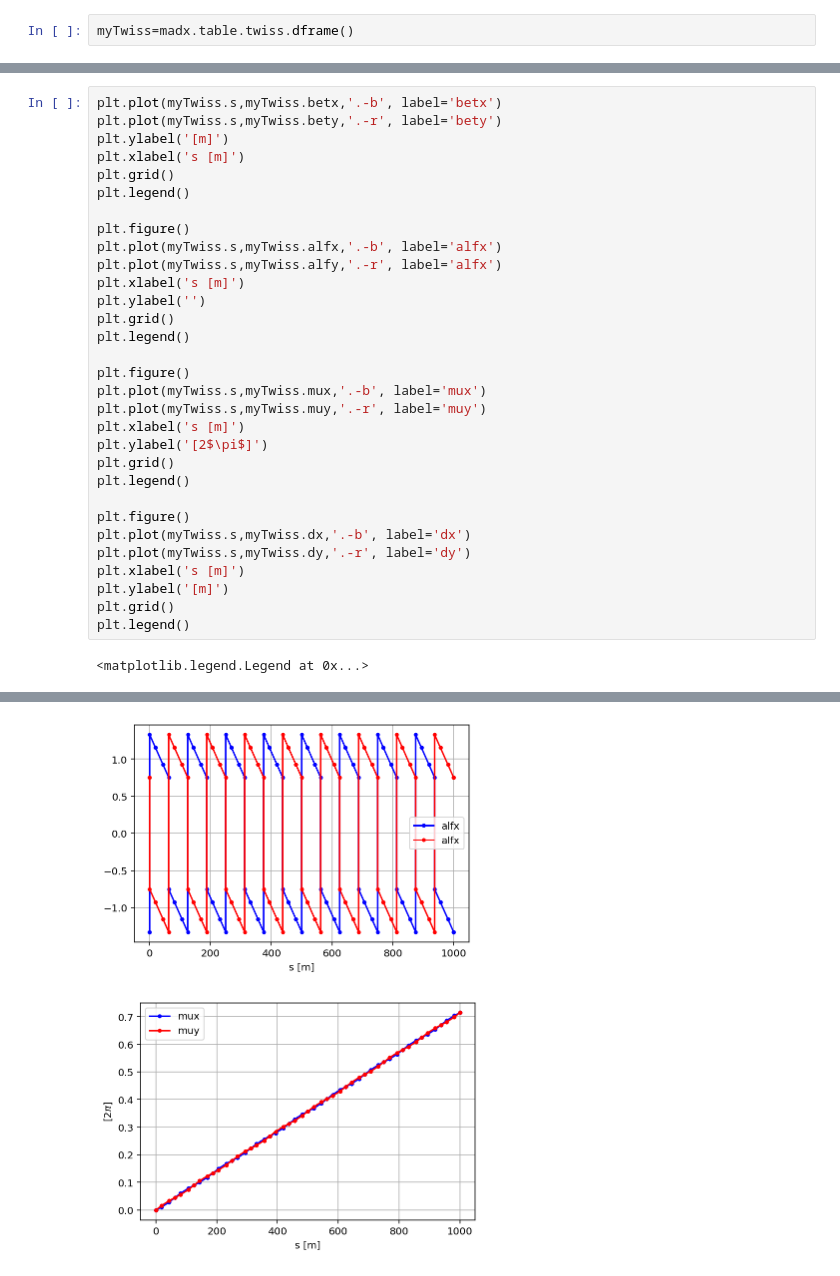
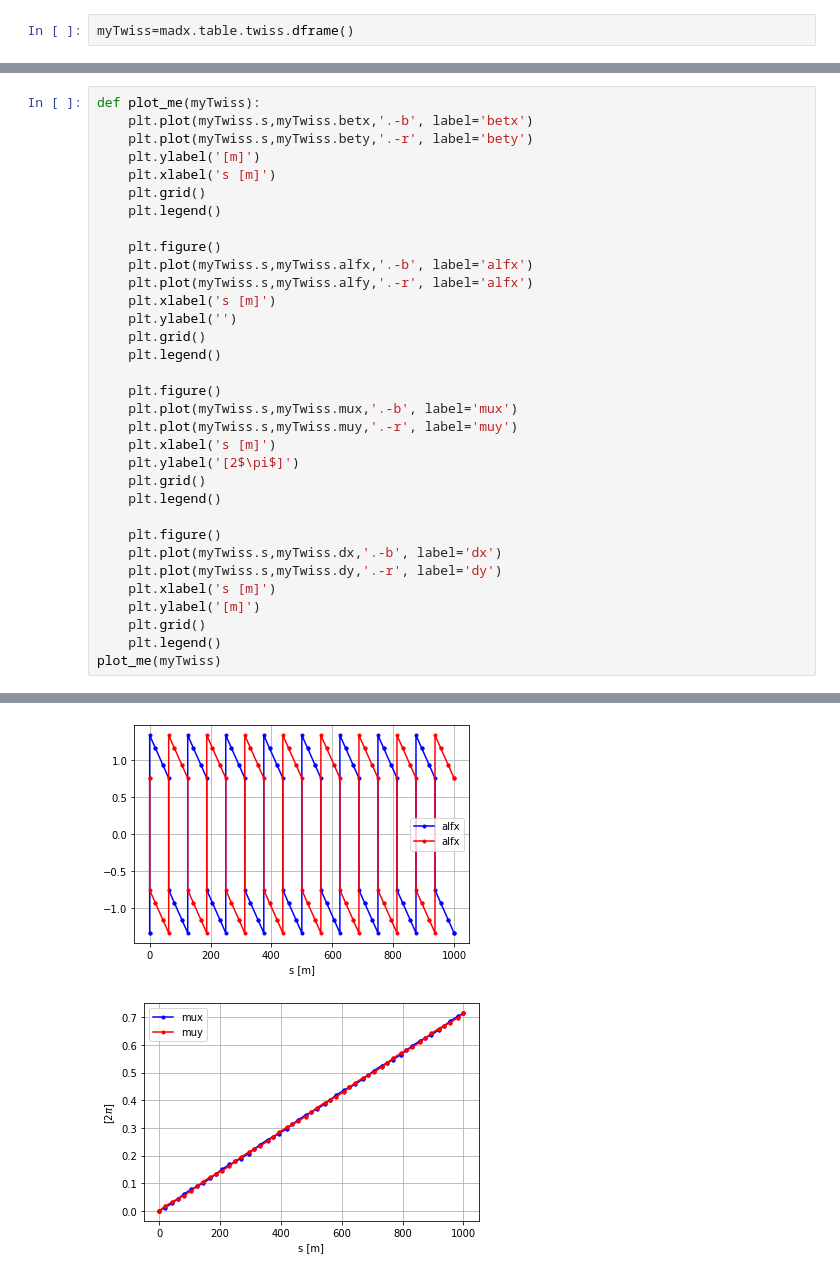
Before and after one commit to cerncas/2022Sevrier, a Jupyter notebook: exercises/solutions/Exercise1/Exercise1.ipynb, the cells around one changed output, grey strips where cells are left out. Cells and saved outputs as stored; diff of their text form.

```diff
--- a/exercises/solutions/Exercise1/Exercise1.ipynb
+++ b/exercises/solutions/Exercise1/Exercise1.ipynb
@@ -196,33 +196,34 @@ plt.grid()
 # %%
-plt.plot(myTwiss.s,myTwiss.betx,'.-b', label='betx')
-plt.plot(myTwiss.s,myTwiss.bety,'.-r', label='bety')
-plt.ylabel('[m]')
-plt.xlabel('s [m]')
-plt.grid()
-plt.legend()
+def plot_me(myTwiss):
+    plt.plot(myTwiss.s,myTwiss.betx,'.-b', label='betx')
+    plt.plot(myTwiss.s,myTwiss.bety,'.-r', label='bety')
+    plt.ylabel('[m]')
+    plt.xlabel('s [m]')
+    plt.grid()
+    plt.legend()
 
-plt.figure()
-plt.plot(myTwiss.s,myTwiss.alfx,'.-b', label='alfx')
-plt.plot(myTwiss.s,myTwiss.alfy,'.-r', label='alfx')
-plt.xlabel('s [m]')
-plt.ylabel('')
-plt.grid()
-plt.legend()
+    plt.figure()
+    plt.plot(myTwiss.s,myTwiss.alfx,'.-b', label='alfx')
+    plt.plot(myTwiss.s,myTwiss.alfy,'.-r', label='alfx')
+    plt.xlabel('s [m]')
+    plt.ylabel('')
+    plt.grid()
+    plt.legend()
 
-plt.figure()
-plt.plot(myTwiss.s,myTwiss.mux,'.-b', label='mux')
-plt.plot(myTwiss.s,myTwiss.muy,'.-r', label='muy')
-plt.xlabel('s [m]')
-plt.ylabel('[2$\pi$]')
-plt.grid()
-plt.legend()
+    plt.figure()
+    plt.plot(myTwiss.s,myTwiss.mux,'.-b', label='mux')
+    plt.plot(myTwiss.s,myTwiss.muy,'.-r', label='muy')
+    plt.xlabel('s [m]')
+    plt.ylabel('[2$\pi$]')
+    plt.grid()
+    plt.legend()
 
-plt.figure()
-plt.plot(myTwiss.s,myTwiss.dx,'.-b', label='dx')
-plt.plot(myTwiss.s,myTwiss.dy,'.-r', label='dy')
-plt.xlabel('s [m]')
-plt.ylabel('[m]')
-plt.grid()
-plt.legend()
+    plt.figure()
+    plt.plot(myTwiss.s,myTwiss.dx,'.-b', label='dx')
+    plt.plot(myTwiss.s,myTwiss.dy,'.-r', label='dy')
+    plt.xlabel('s [m]')
+    plt.ylabel('[m]')
+    plt.grid()
+    plt.legend()
+plot_me(myTwiss)
 # %% [output]
-<matplotlib.legend.Legend at 0x...>
@@ -230,2 +231,2 @@ plt.legend()
-[figure, old version]
+[figure, new version]
-[figure, old version]
+[figure, new version]
```
Also changed, not shown: parts of 16 cells of this notebook.
